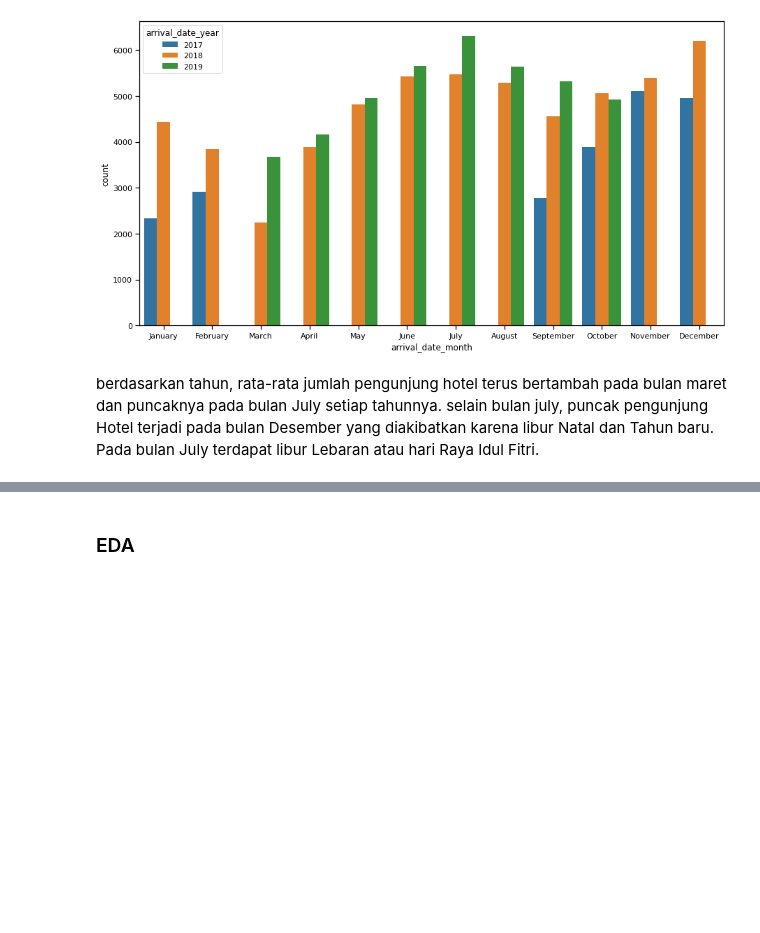
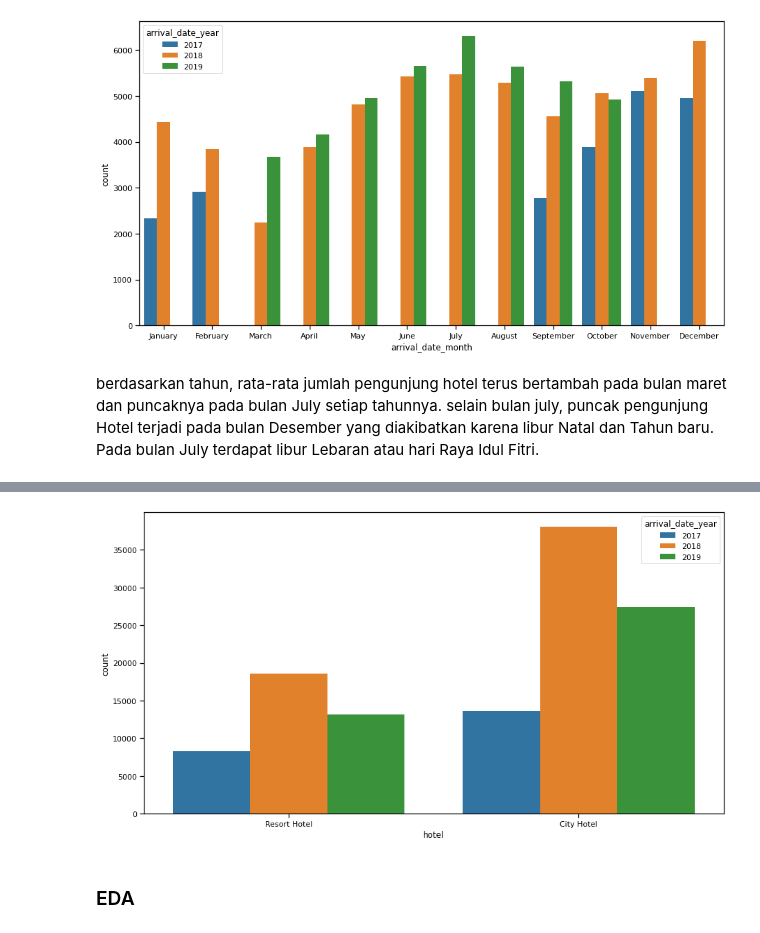
Before and after one commit to Hana5i/Hotel-Business-Insight-Portfolio, a Jupyter notebook: Hotel Business/Hotel Business Insight.ipynb, the cells around one changed output, grey strips where cells are left out. Cells and saved outputs as stored; diff of their text form; code cells hidden in the pictures; blank space fills up the shorter version.

Commit message:
menambah plot yearly

```diff
--- a/Hotel Business/Hotel Business Insight.ipynb
+++ b/Hotel Business/Hotel Business Insight.ipynb
@@ -190,3 +190,7 @@ sns
 berdasarkan tahun, rata-rata jumlah pengunjung hotel terus bertambah pada bulan maret dan puncaknya pada bulan July setiap tahunnya. selain bulan july, puncak pengunjung Hotel terjadi pada bulan Desember yang diakibatkan karena libur Natal dan Tahun baru. Pada bulan July terdapat libur Lebaran atau hari Raya Idul Fitri.
 # %%
 # pengunjung yang membawa anak-anak dan bayi di setiap jenis hotel
+plt.figure(figsize= (15,8))
+sns.countplot(x='hotel', hue='arrival_date_year', data=df)
+sns
+# %% [output]
@@ -193,3 +198,4 @@ berdasarkan tahun, rata-rata jumlah pengunjung hotel terus bertambah pada bulan
+[figure, added]
 # %% [markdown]
 ### EDA
 # %%
```
Also changed, not shown: parts of 1 cell of this notebook.
